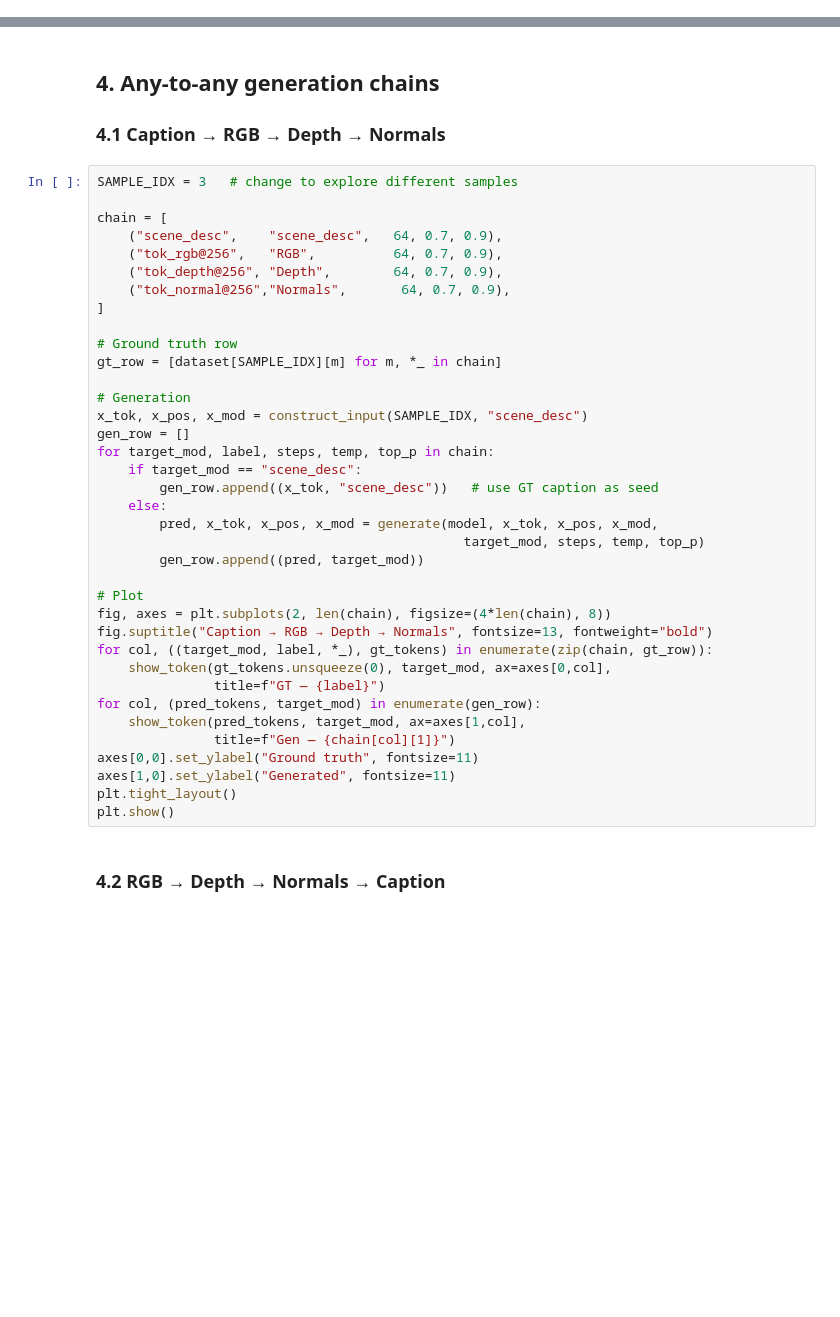
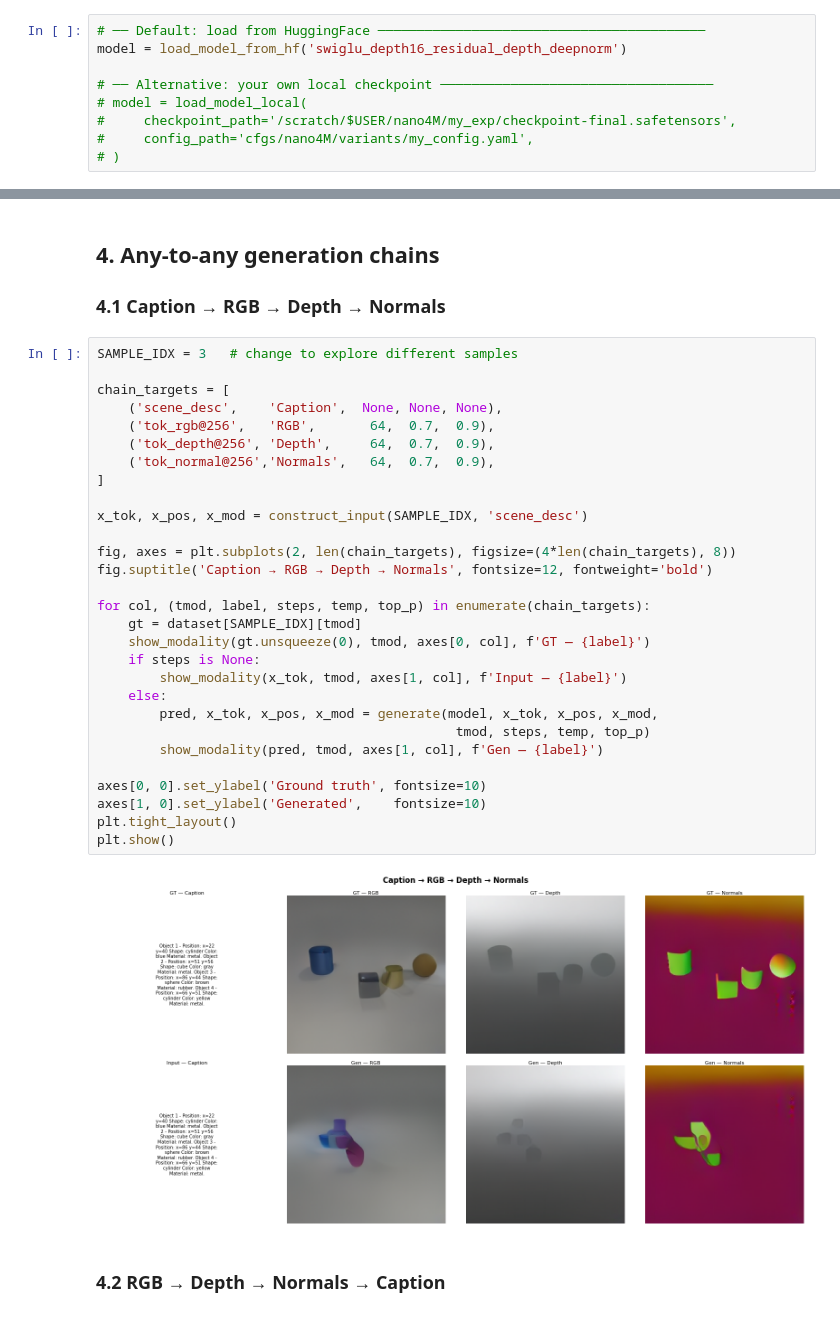
Before and after one commit to Atomium90/nano4M-architectural-improvements, a Jupyter notebook: demo.ipynb, the cells around one changed output, grey strips where cells are left out. Saved outputs shown, nothing was run; the diff lists cells and outputs as text; blank space fills up the shorter version.

Commit message:
demo: switch from local load to Hugging Face load

```diff
--- a/demo.ipynb
+++ b/demo.ipynb
@@ -110,0 +196,9 @@ model = load_model(CHECKPOINT, CONFIG)
+# %%
+# ── Default: load from HuggingFace ──────────────────────────────────────────
+model = load_model_from_hf('swiglu_depth16_residual_depth_deepnorm')
+
+# ── Alternative: your own local checkpoint ───────────────────────────────────
+# model = load_model_local(
+#     checkpoint_path='/scratch/$USER/nano4M/my_exp/checkpoint-final.safetensors',
+#     config_path='cfgs/nano4M/variants/my_config.yaml',
+# )
@@ -165,40 +256,34 @@ def show_token(tokens, modality: str, ax=None, title=""):
 # %%
 SAMPLE_IDX = 3   # change to explore different samples
 
-chain = [
-    ("scene_desc",    "scene_desc",   64, 0.7, 0.9),
-    ("tok_rgb@256",   "RGB",          64, 0.7, 0.9),
-    ("tok_depth@256", "Depth",        64, 0.7, 0.9),
-    ("tok_normal@256","Normals",       64, 0.7, 0.9),
+chain_targets = [
+    ('scene_desc',    'Caption',  None, None, None),
+    ('tok_rgb@256',   'RGB',       64,  0.7,  0.9),
+    ('tok_depth@256', 'Depth',     64,  0.7,  0.9),
+    ('tok_normal@256','Normals',   64,  0.7,  0.9),
 ]
 
-# Ground truth row
-gt_row = [dataset[SAMPLE_IDX][m] for m, *_ in chain]
+x_tok, x_pos, x_mod = construct_input(SAMPLE_IDX, 'scene_desc')
 
-# Generation
-x_tok, x_pos, x_mod = construct_input(SAMPLE_IDX, "scene_desc")
-gen_row = []
-for target_mod, label, steps, temp, top_p in chain:
-    if target_mod == "scene_desc":
-        gen_row.append((x_tok, "scene_desc"))   # use GT caption as seed
+fig, axes = plt.subplots(2, len(chain_targets), figsize=(4*len(chain_targets), 8))
+fig.suptitle('Caption → RGB → Depth → Normals', fontsize=12, fontweight='bold')
+
+for col, (tmod, label, steps, temp, top_p) in enumerate(chain_targets):
+    gt = dataset[SAMPLE_IDX][tmod]
+    show_modality(gt.unsqueeze(0), tmod, axes[0, col], f'GT — {label}')
+    if steps is None:
+        show_modality(x_tok, tmod, axes[1, col], f'Input — {label}')
     else:
         pred, x_tok, x_pos, x_mod = generate(model, x_tok, x_pos, x_mod,
-                                               target_mod, steps, temp, top_p)
-        gen_row.append((pred, target_mod))
+                                              tmod, steps, temp, top_p)
+        show_modality(pred, tmod, axes[1, col], f'Gen — {label}')
 
-# Plot
-fig, axes = plt.subplots(2, len(chain), figsize=(4*len(chain), 8))
-fig.suptitle("Caption → RGB → Depth → Normals", fontsize=13, fontweight="bold")
-for col, ((target_mod, label, *_), gt_tokens) in enumerate(zip(chain, gt_row)):
-    show_token(gt_tokens.unsqueeze(0), target_mod, ax=axes[0,col],
-               title=f"GT — {label}")
-for col, (pred_tokens, target_mod) in enumerate(gen_row):
-    show_token(pred_tokens, target_mod, ax=axes[1,col],
-               title=f"Gen — {chain[col][1]}")
-axes[0,0].set_ylabel("Ground truth", fontsize=11)
-axes[1,0].set_ylabel("Generated", fontsize=11)
+axes[0, 0].set_ylabel('Ground truth', fontsize=10)
+axes[1, 0].set_ylabel('Generated',    fontsize=10)
 plt.tight_layout()
 plt.show()
+# %% [output]
+[figure, added]
 # %% [markdown]
 ### 4.2 RGB → Depth → Normals → Caption
 # %%
```
Also changed, not shown: parts of 23 cells of this notebook.
